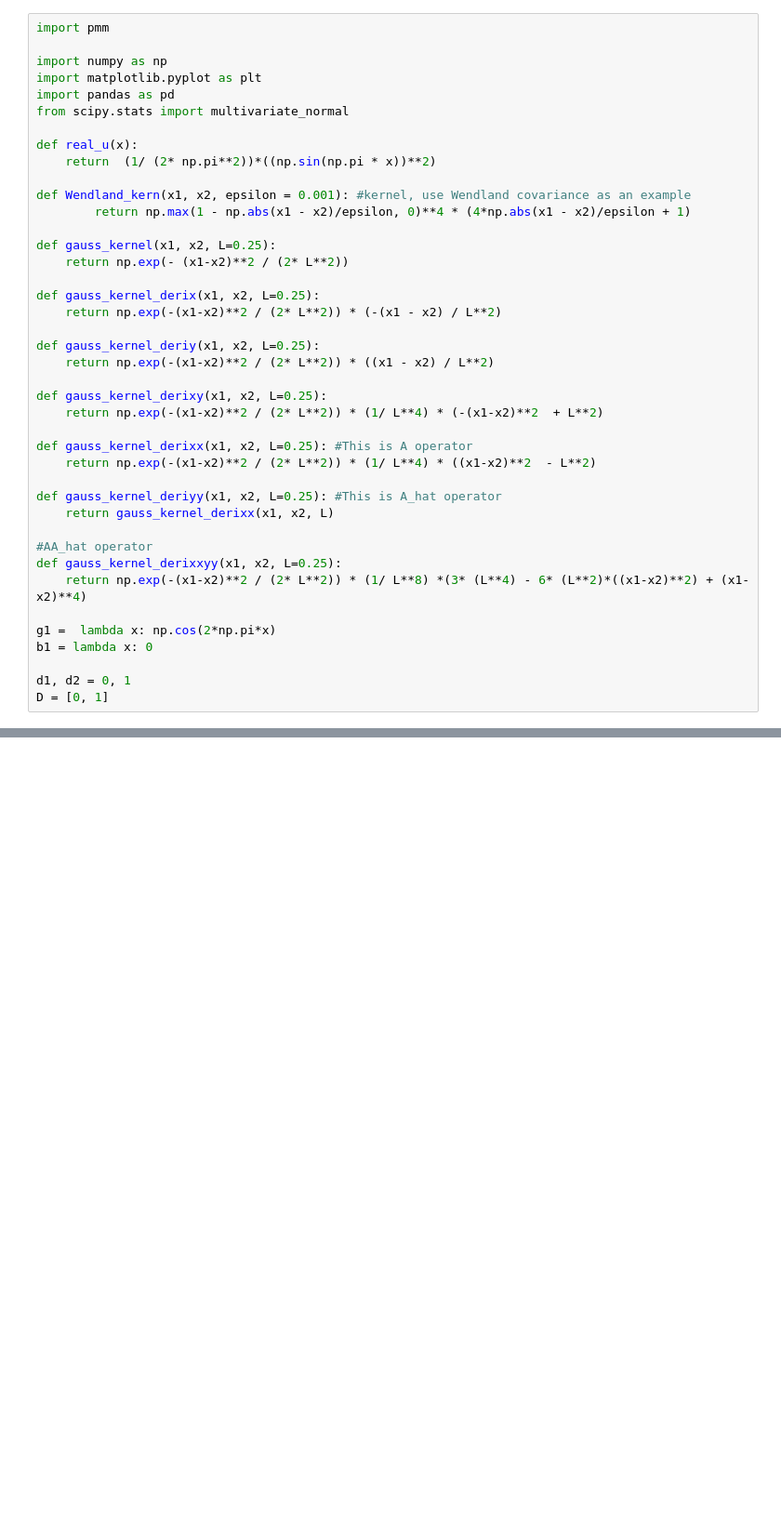
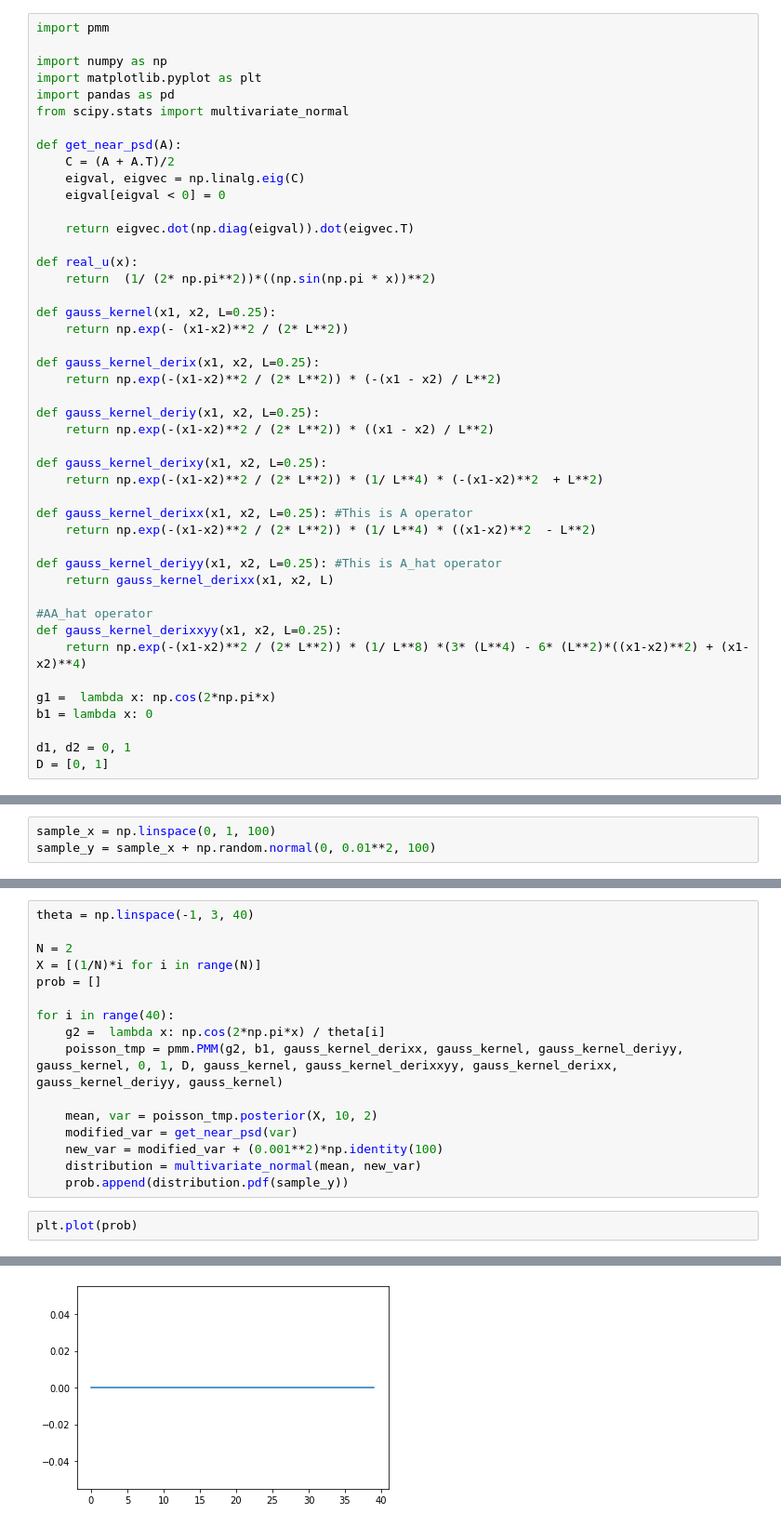
Before and after one commit to MrzLen/MSc_Thesis, a Jupyter notebook: poisson.ipynb, the cells around one changed output, grey strips where cells are left out. Shown at 93% size. Drawn from its saved outputs; the diff is of its cells as text; blank space fills up the shorter version.

```diff
--- a/poisson.ipynb
+++ b/poisson.ipynb
@@ -6,11 +6,15 @@ import matplotlib.pyplot as plt
 import pandas as pd
 from scipy.stats import multivariate_normal
 
+def get_near_psd(A):
+    C = (A + A.T)/2
+    eigval, eigvec = np.linalg.eig(C)
+    eigval[eigval < 0] = 0
+
+    return eigvec.dot(np.diag(eigval)).dot(eigvec.T)
+
 def real_u(x):
     return  (1/ (2* np.pi**2))*((np.sin(np.pi * x))**2)
-
-def Wendland_kern(x1, x2, epsilon = 0.001): #kernel, use Wendland covariance as an example
-        return np.max(1 - np.abs(x1 - x2)/epsilon, 0)**4 * (4*np.abs(x1 - x2)/epsilon + 1)
 
 def gauss_kernel(x1, x2, L=0.25):
     return np.exp(- (x1-x2)**2 / (2* L**2))
@@ -76,0 +169,3 @@ plt.show()
+# %%
+sample_x = np.linspace(0, 1, 100)
+sample_y = sample_x + np.random.normal(0, 0.01**2, 100)
@@ -76,0 +174,19 @@ plt.show()
+# %%
+theta = np.linspace(-1, 3, 40)
+
+N = 2
+X = [(1/N)*i for i in range(N)]
+prob = []
+
+for i in range(40):
+    g2 =  lambda x: np.cos(2*np.pi*x) / theta[i]
+    poisson_tmp = pmm.PMM(g2, b1, gauss_kernel_derixx, gauss_kernel, gauss_kernel_deriyy, gauss_kernel, 0, 1, D, gauss_kernel, gauss_kernel_derixxyy, gauss_kernel_derixx, gauss_kernel_deriyy, gauss_kernel)
+
+    mean, var = poisson_tmp.posterior(X, 10, 2)
+    modified_var = get_near_psd(var)
+    new_var = modified_var + (0.001**2)*np.identity(100)
+    distribution = multivariate_normal(mean, new_var)
+    prob.append(distribution.pdf(sample_y))
+# %%
+plt.plot(prob)
+# %% [output]
@@ -76,0 +194 @@ plt.show()
+[figure, added]
```
Also changed, not shown: parts of 21 cells of this notebook, 10 other files.
